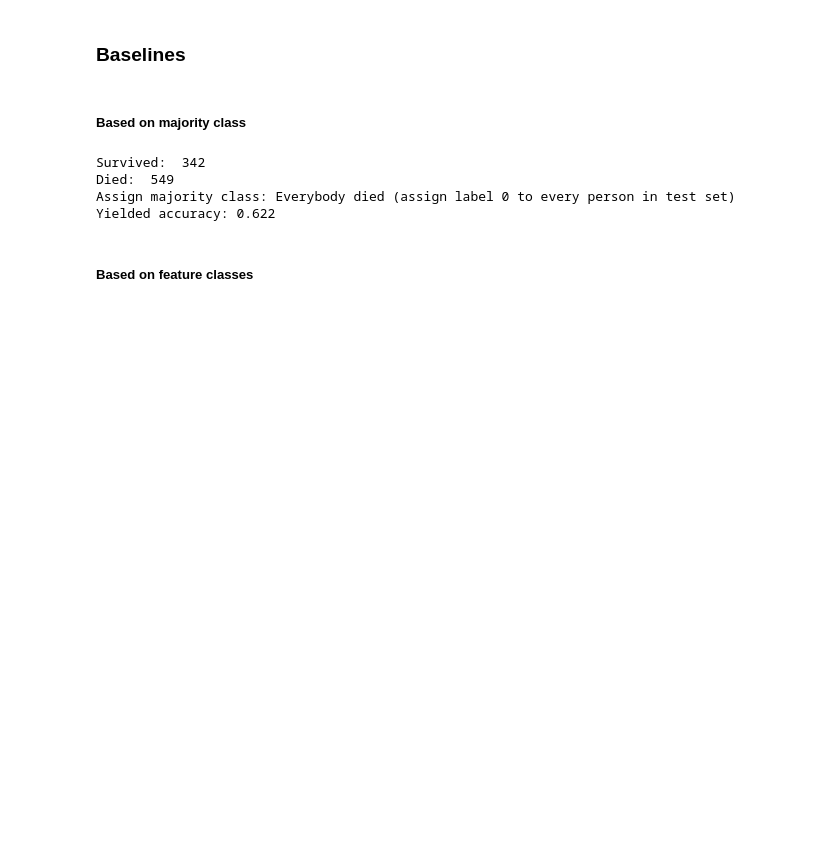
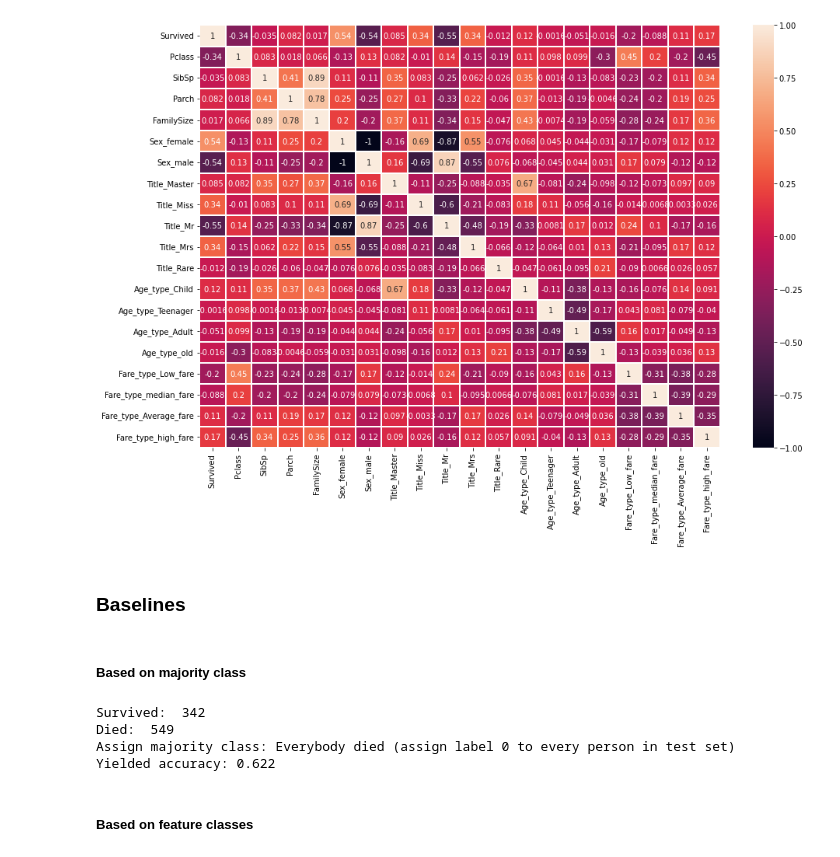
Before and after one commit to georgboehmGithub/Titanic, a Jupyter notebook: TitanicSurvival.ipynb, the cells around one changed output. Cells and saved outputs as stored; diff of their text form; code cells hidden in the pictures; blank space fills up the shorter version.

```diff
--- a/TitanicSurvival.ipynb
+++ b/TitanicSurvival.ipynb
@@ -53,0 +68,28 @@ test_dataset
+# %%
+# Import datasets
+train = pd.read_csv("/Users/georg/Desktop/Projects/titanic/Titanic/train.csv")
+test = pd.read_csv("/Users/georg/Desktop/Projects/titanic/Titanic/test.csv")
+train_dataset = copy_dataframe(train)
+test_dataset = copy_dataframe(test)
+
+datasets = [train_dataset, test_dataset]
+for ds in datasets:
+    ds = bin_age(ds)
+    ds = add_family_size(ds) # Family size
+    ds = add_title_column(ds) # Title
+    ds = add_fare_range(ds) # Fare range
+
+# Fill na values
+train_dataset = train_dataset.apply(lambda x: x.fillna(x.value_counts().index[0]))
+test_dataset = test_dataset.apply(lambda x: x.fillna(x.value_counts().index[0]))
+# Drop unnecessary columns
+train_dataset = drop_unnecessary_columns(train_dataset,
+                                         ['Ticket', 'Cabin', 'Embarked', 'PassengerId', 'Fare', 'Name', "Age"])
+test_dataset = drop_unnecessary_columns(test_dataset,
+                                         ['Ticket', 'Cabin', 'Embarked', 'Fare', 'Name', "Age"])
+# Convert into indicator variables
+train_dataset = pd.get_dummies(train_dataset, columns = ["Sex","Title","Age_Range", "Fare_Range"],
+                               prefix=["Sex","Title","Age_type", "Fare_type"])
+test_dataset = pd.get_dummies(test_dataset, columns = ["Sex","Title","Age_Range", "Fare_Range"],
+                               prefix=["Sex","Title","Age_type", "Fare_type"])
+train_dataset # For reference
@@ -54,3 +110,11 @@ test_dataset
+# %%
+# Analyze feature correlations
+sn.heatmap(train_dataset.corr(),annot=True,linewidths=0.2)
+fig=plt.gcf()
+fig.set_size_inches(15,10)
+plt.show()
+# %% [output]
+[figure, added]
 # %% [markdown]
 ### Baselines
 # %% [markdown]
```
Also changed, not shown: parts of 49 cells of this notebook, 2 other files.
